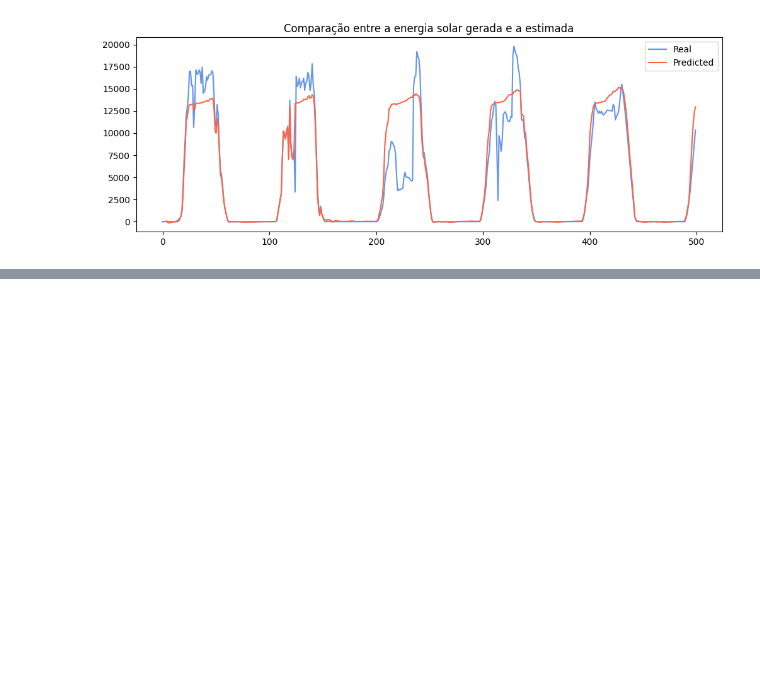
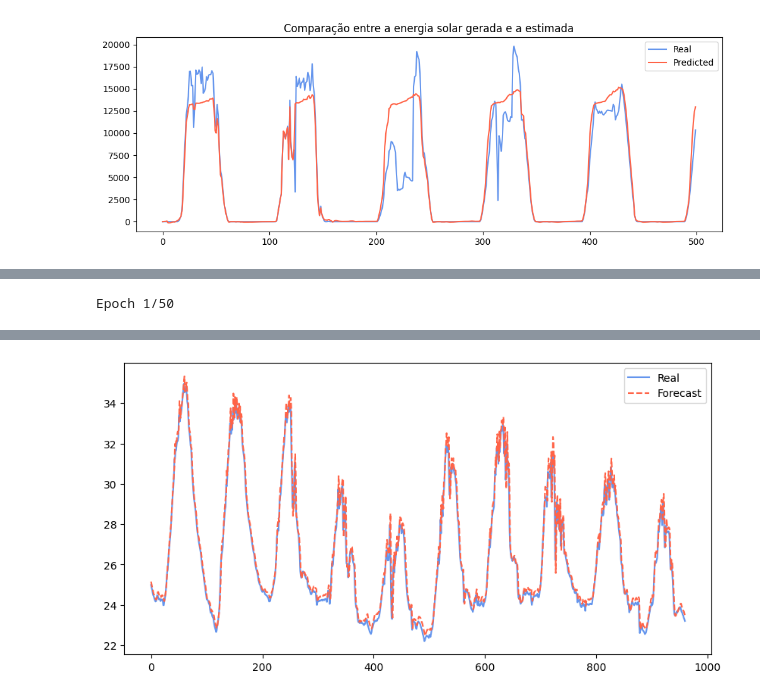
Before and after one commit to colaresm/solar-power-prediction, a Jupyter notebook: solar_energy_prediction.ipynb, the cells around one changed output, grey strips where cells are left out. Cells and saved outputs as stored; diff of their text form; code cells hidden in the pictures; blank space fills up the shorter version.

```diff
--- a/solar_energy_prediction.ipynb
+++ b/solar_energy_prediction.ipynb
@@ -314,0 +447,4 @@ double_plot(y[300:800],y_predicted[300:800],"Comparação entre a energia solar
+# %%
+train_weather_lstm_model("AMBIENT_TEMPERATURE")
+# %% [output]
+Epoch 1/50
@@ -314,0 +468 @@ double_plot(y[300:800],y_predicted[300:800],"Comparação entre a energia solar
+[figure, added]
```
Also changed, not shown: parts of 9 cells of this notebook, 9 other files.
